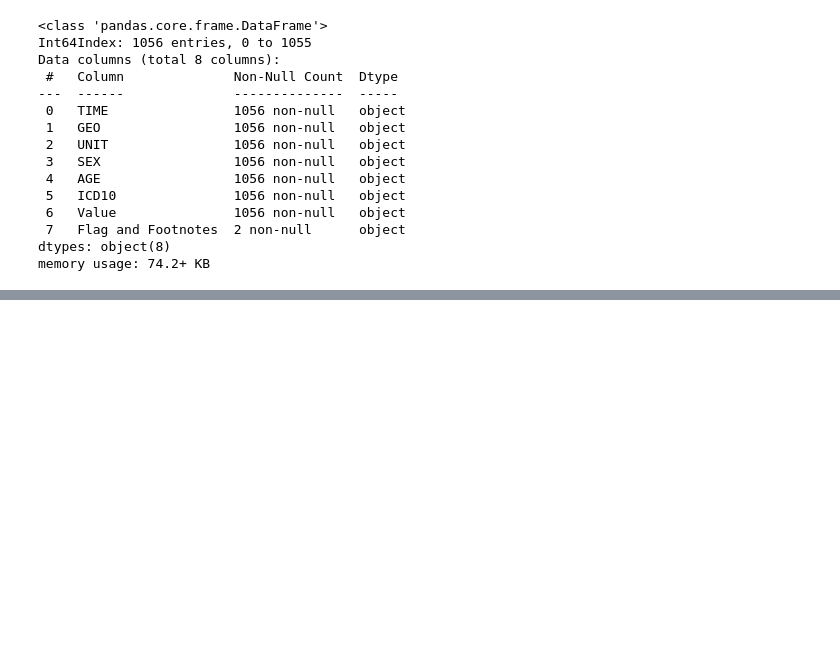
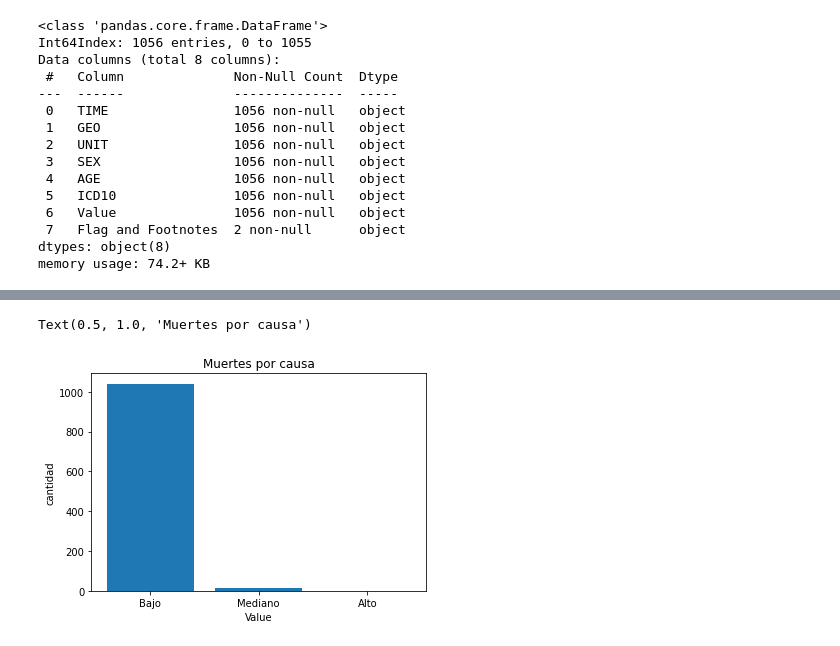
Before and after one commit to crozasc/Clean-and-format-input-dataset, a Jupyter notebook: main.ipynb, the cells around one changed output, grey strips where cells are left out. Cells and saved outputs as stored; diff of their text form; code cells hidden in the pictures; blank space fills up the shorter version.

```diff
--- a/main.ipynb
+++ b/main.ipynb
@@ -113,0 +142,13 @@ ValueError: could not convert string to float: '277 858'
+# %%
+contenedores = np.linspace(min(df["Value"]), max(df["Value"]), 4)
+nombres_de_grupo = ['Bajo', 'Mediano', 'Alto']
+df['Value-binned'] = pd.cut(df['Value'], contenedores, labels=nombres_de_grupo, include_lowest=True )
+
+plt.pyplot.bar(nombres_de_grupo, df["Value-binned"].value_counts())
+# setear las etiquetas para los ejes x e y más un título
+plt.pyplot.xlabel("Value")
+plt.pyplot.ylabel("cantidad")
+plt.pyplot.title("Muertes por causa")
+# %% [output]
+Text(0.5, 1.0, 'Muertes por causa')
+[figure, added]
```
Also changed, not shown: parts of 15 cells of this notebook, 1 other file.
